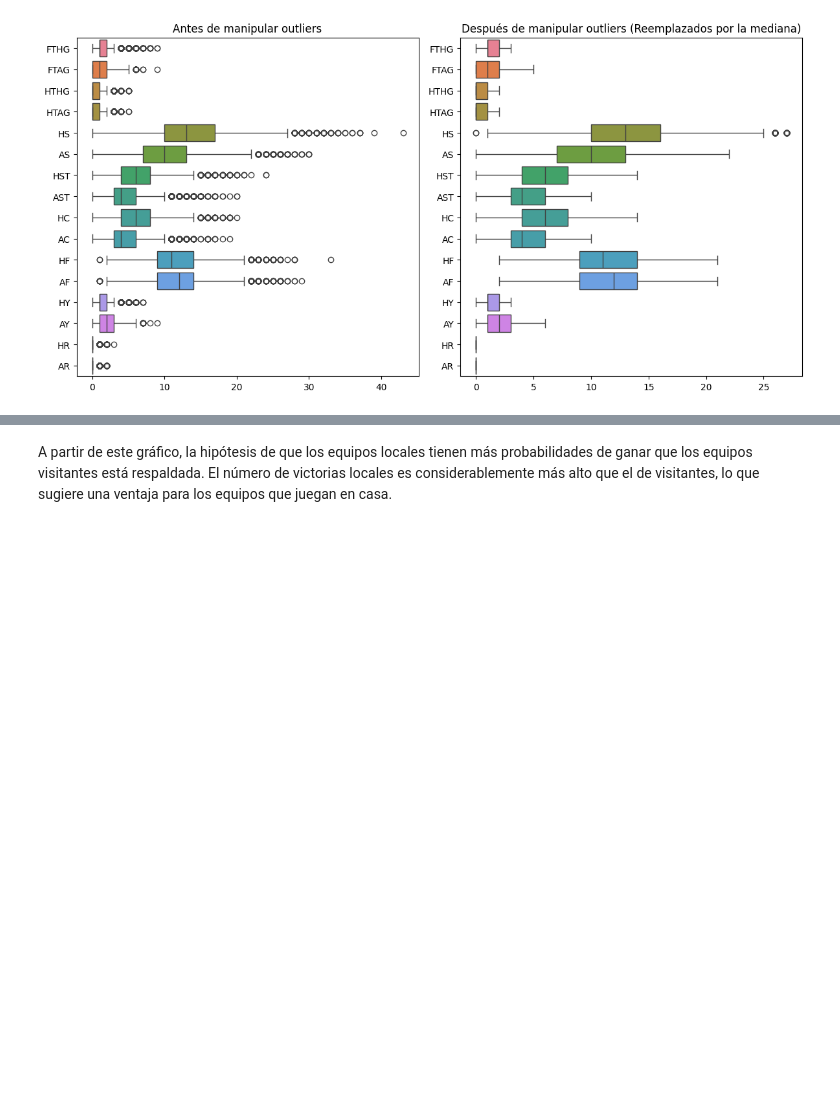
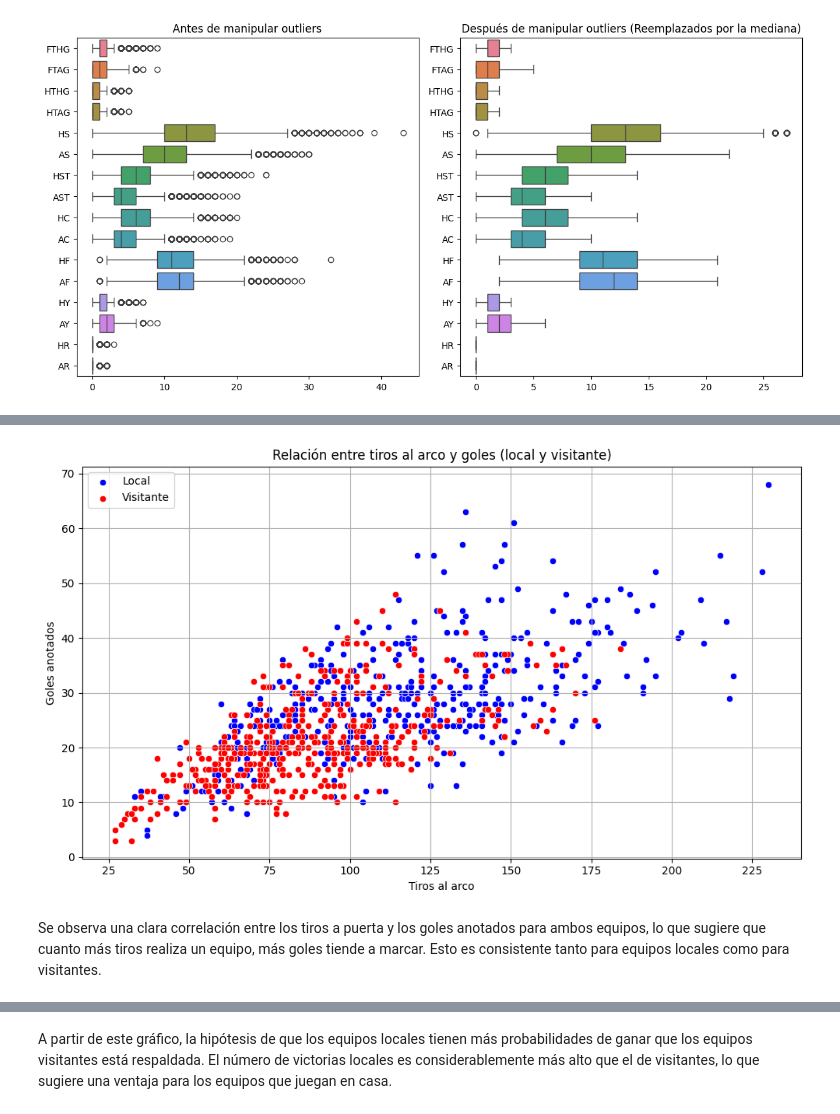
Before and after one commit to MarianoNaveyra/DataScience, a Jupyter notebook: Proyecto_Partell_Naveyra.ipynb, the cells around one changed output, grey strips where cells are left out. Cells and saved outputs as stored; diff of their text form; code cells hidden in the pictures; blank space fills up the shorter version.

```diff
--- a/Proyecto_Partell_Naveyra.ipynb
+++ b/Proyecto_Partell_Naveyra.ipynb
@@ -98,5 +151,7 @@ dtype: int64
 # %%
-df_cleaned = df.dropna(subset=['Season','HomeTeam','AwayTeam','DateTime','Referee', 'FTR', 'HTR'])
+df_cleaned = df.dropna(subset=['Season','HomeTeam','AwayTeam', 'FTR', 'HTR'])
+# %%
+  df_cleaned = df_cleaned.drop(columns=['DateTime', 'Referee'])
 # %%
 median_HF = df['HF'].median()
 median_AF = df['AF'].median()
@@ -259,0 +308,16 @@ df['AST'] = pd.to_numeric(df['AST'], errors='coerce')
+# %%
+estadisticas_equipo = estadisticas_equipo.sort_values(by=['Equipo', 'Temporada'])
+
+estadisticas_equipo['victorias_temporada_anterior'] = estadisticas_equipo.groupby('Equipo')['victorias_totales'].shift(1).fillna(0)
+estadisticas_equipo['diferencia_goles_temporada_anterior'] = estadisticas_equipo.groupby('Equipo')['diferencia_goles'].shift(1).fillna(0)
+estadisticas_equipo['tiros_temporada_anterior'] = estadisticas_equipo.groupby('Equipo')['tiros_totales'].shift(1).fillna(0)
+estadisticas_equipo['tiros_al_arco_temporada_anterior'] = estadisticas_equipo.groupby('Equipo')['tiros_al_arco_totales'].shift(1).fillna(0)
+estadisticas_equipo['corners_temporada_anterior'] = estadisticas_equipo.groupby('Equipo')['corners_totales'].shift(1).fillna(0)
+estadisticas_equipo['faltas_temporada_anterior'] = estadisticas_equipo.groupby('Equipo')['faltas_totales'].shift(1).fillna(0)
+
+estadisticas_equipo[['Temporada', 'Equipo', 'victorias_totales', 'victorias_temporada_anterior',
+                     'diferencia_goles', 'diferencia_goles_temporada_anterior',
+                     'tiros_totales', 'tiros_temporada_anterior',
+                     'tiros_al_arco_totales', 'tiros_al_arco_temporada_anterior',
+                     'corners_totales', 'corners_temporada_anterior',
+                     'faltas_totales', 'faltas_temporada_anterior']].head()
@@ -259,0 +331,18 @@ df['AST'] = pd.to_numeric(df['AST'], errors='coerce')
+# %%
+# Relacion entre tiros al arco y goles (Local, Visitante)
+plt.figure(figsize=(10,6))
+
+sns.scatterplot(x='tiros_al_arco_local', y='goles_favor_local', data=estadisticas_equipo, label='Local', color='blue')
+sns.scatterplot(x='tiros_al_arco_visitante', y='goles_favor_visitante', data=estadisticas_equipo, label='Visitante', color='red')
+
+plt.title('Relación entre tiros al arco y goles (local y visitante)')
+plt.xlabel('Tiros al arco')
+plt.ylabel('Goles anotados')
+plt.legend()
+plt.grid(True)
+plt.tight_layout()
+plt.show()
+# %% [output]
+[figure, added]
+# %% [markdown]
+Se observa una clara correlación entre los tiros a puerta y los goles anotados para ambos equipos, lo que sugiere que cuanto más tiros realiza un equipo, más goles tiende a marcar. Esto es consistente tanto para equipos locales como para visitantes.
```
Also changed, not shown: parts of 31 cells of this notebook.
